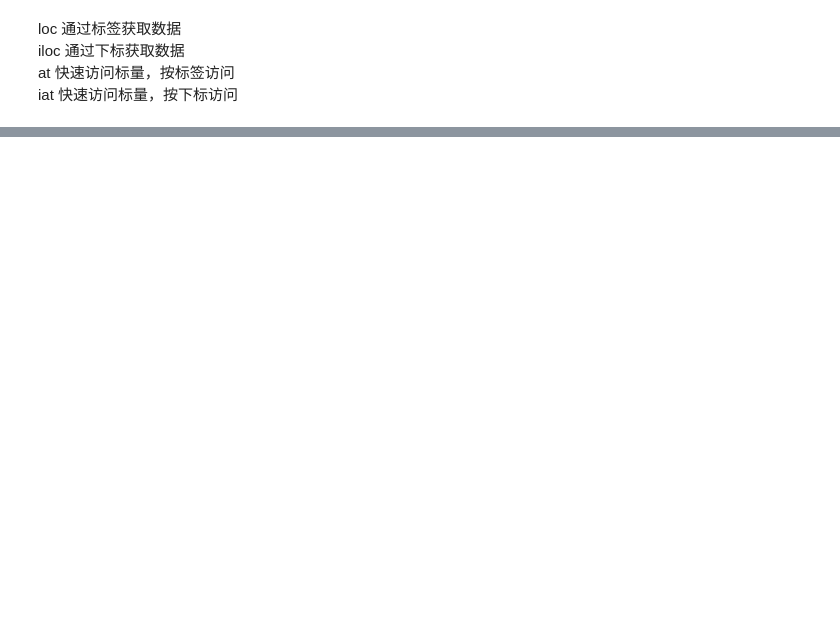
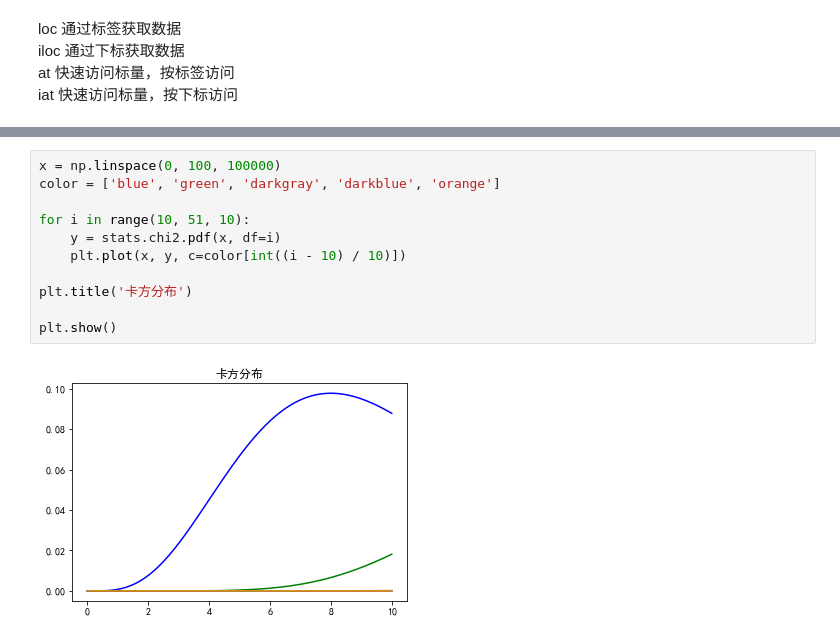
Before and after one commit to zmLucky/CodeStudy, a Jupyter notebook: py/pd.ipynb, the cells around one changed output, grey strips where cells are left out. Cells and saved outputs as stored; diff of their text form; blank space fills up the shorter version.

```diff
--- a/py/pd.ipynb
+++ b/py/pd.ipynb
@@ -269,0 +109,13 @@ df
+# %%
+x = np.linspace(0, 100, 100000)
+color = ['blue', 'green', 'darkgray', 'darkblue', 'orange']
+
+for i in range(10, 51, 10):
+    y = stats.chi2.pdf(x, df=i)
+    plt.plot(x, y, c=color[int((i - 10) / 10)])
+
+plt.title('卡方分布')
+
+plt.show()
+# %% [output]
+[figure, added]
```
Also changed, not shown: parts of 33 cells of this notebook, 1 other file.
